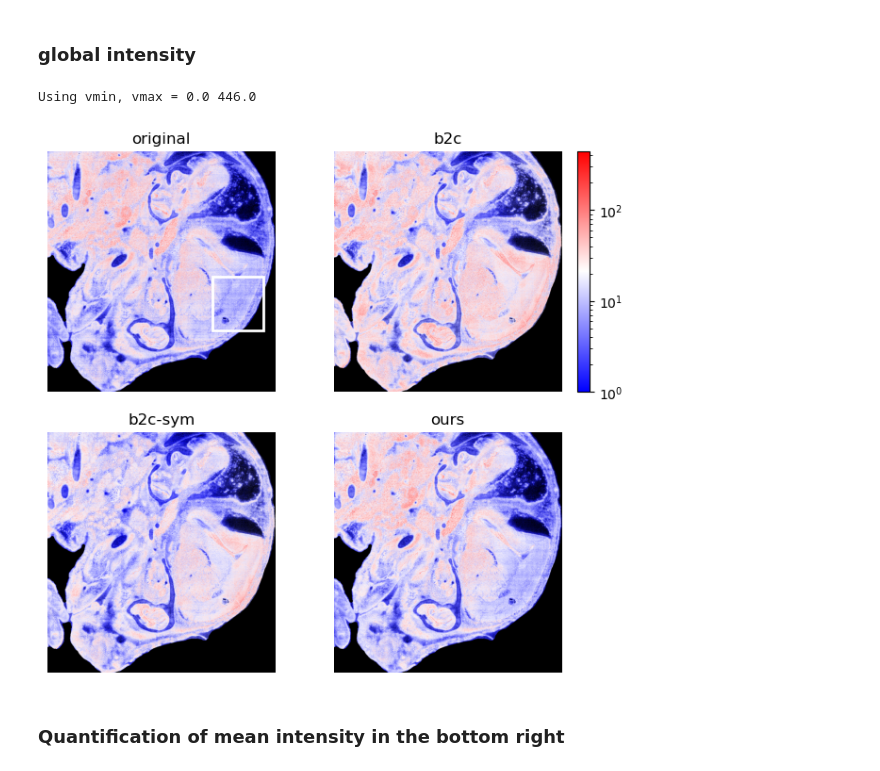
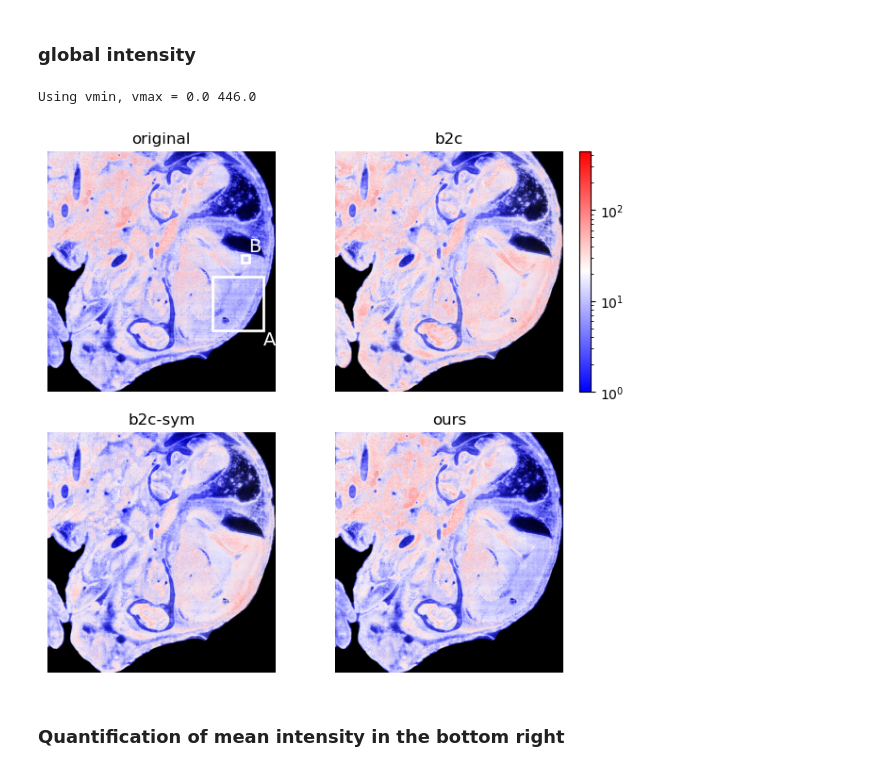
Before and after one commit to paolamalsot/destriping-GLM, a Jupyter notebook: notebooks/glum_analysis_mouse_embryo.ipynb, the cells around one changed output. Saved outputs shown, nothing was run; the diff lists cells and outputs as text; code cells hidden in the pictures.

```diff
--- a/notebooks/glum_analysis_mouse_embryo.ipynb
+++ b/notebooks/glum_analysis_mouse_embryo.ipynb
@@ -130,35 +129,42 @@ from pathlib import Path as P
 from matplotlib.colors import PowerNorm, LogNorm
 from src.experiments_analysis.analysis_plots import slice_to_rect
 from matplotlib.patches import Rectangle
 import numpy as np
 
 to_plot = ["original", "b2c", "b2c-sym", "ours"]
 region_slice = (slice(None, None), slice(None, None))
 fig, axes = plt.subplots(2,2, figsize=(3.4 *2, 3 * 2))
 axes = compare_destriped_data_plots(to_plot, global_structure_analysis_folder, region_slice, model_name_replacement_dict, axes = axes.flatten(), cmap = "bwr")
 
 new_norm = LogNorm()
 [ax.images[0].set_norm(new_norm) for ax in axes]
 [ax.axis("off") for ax in axes]
 
 for cax in np.array(fig.axes).flatten():
     if (cax.get_label() != "<colorbar>") and (cax.get_title() != "b2c"):
         cax.get_images()[0].colorbar.ax.set_visible(False)
 
+rectangle_kwargs = {"fill": False, "linewidth": 2, "color": "white", "alpha": 1}
+
 bottom_right_region = (slice(1750, 2500), slice(2300, 3000))
 x, y, w, h = slice_to_rect(bottom_right_region[0], bottom_right_region[1])
-rectangle_kwargs = {"fill": False, "linewidth": 2, "color": "white", "alpha": 1}
 axes[0].add_patch(Rectangle((x, y), w, h, **rectangle_kwargs))
+axes[0].text(x + w, y + h, "A", color="white", fontsize=14, ha="left", va="top")
+
+zoom_region_2 = (slice(1450, 1550), slice(2700, 2800))
+x, y, w, h = slice_to_rect(zoom_region_2[0], zoom_region_2[1])
+axes[0].add_patch(Rectangle((x, y), w, h, **rectangle_kwargs))
+axes[0].text(x + w, y, "B", color="white", fontsize=14, ha="left", va="bottom")
 
 plt.tight_layout()
 
 output_path = P(main_publi_output_folder) / "whole_slide.pdf"
 save_pdf_temp_intermediate("temp_outputs", output_path)
 
 plt.show()
 # %% [output]
 Using vmin, vmax = 0.0 446.0
-[figure, old version]
+[figure, new version]
 # %% [markdown]
 ### Quantification of mean intensity in the bottom right
 # %%
```
Also changed, not shown: parts of 2 cells of this notebook, 30 other files.
